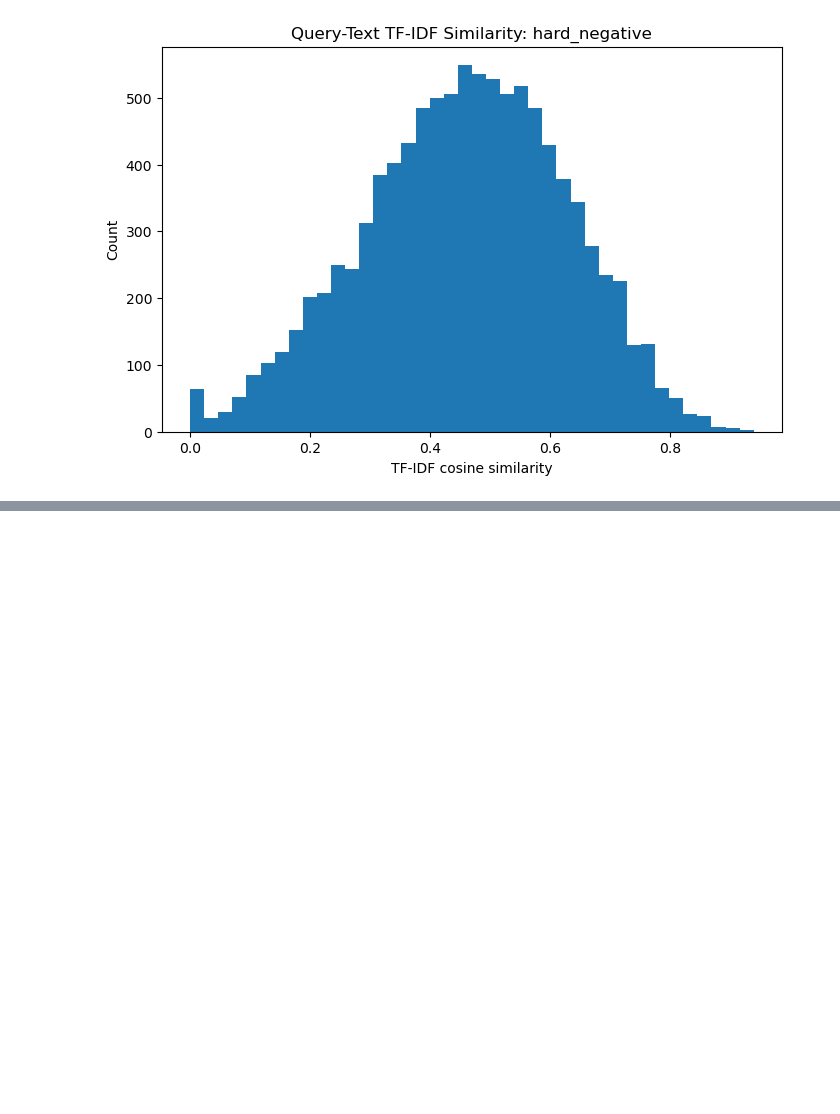
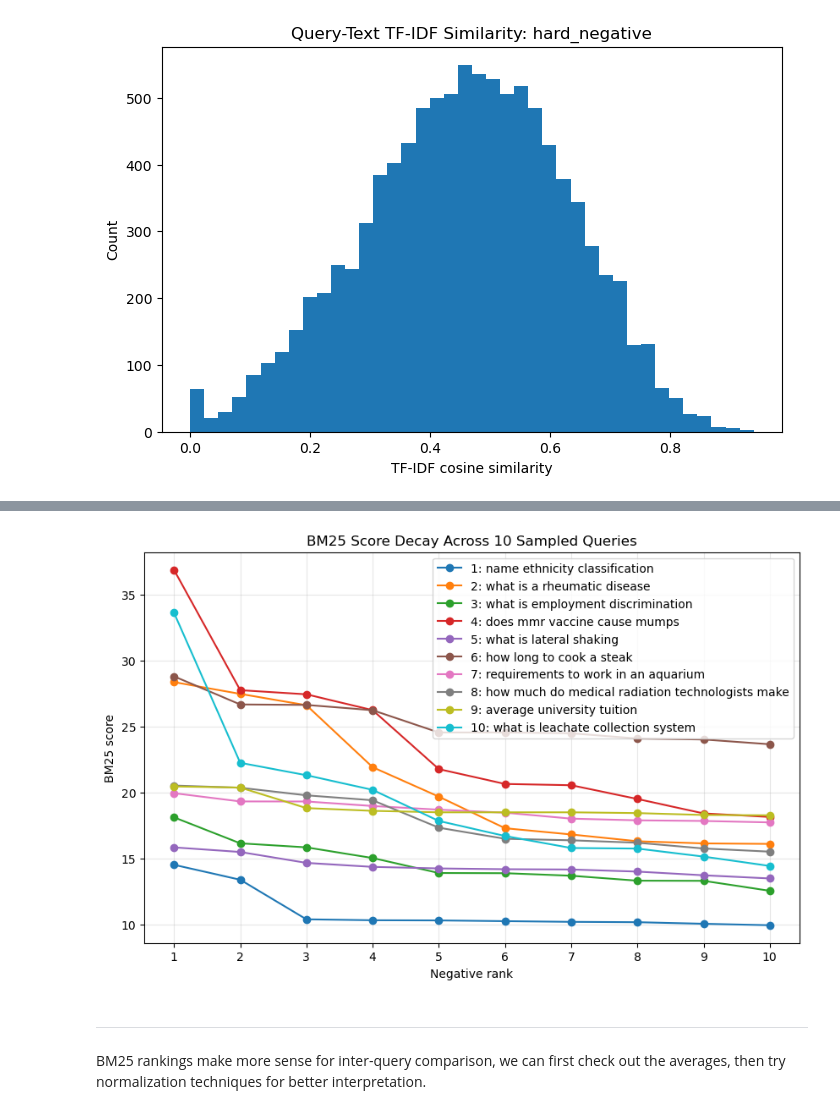
Before and after one commit to Gogotchuri/Neural-Search-Engine, a Jupyter notebook: notebooks/data_analysis.ipynb, the cells around one changed output, grey strips where cells are left out. Saved outputs shown, nothing was run; the diff lists cells and outputs as text; code cells hidden in the pictures; blank space fills up the shorter version.

```diff
--- a/notebooks/data_analysis.ipynb
+++ b/notebooks/data_analysis.ipynb
@@ -573,0 +691,4 @@ Some candidates appear to be false negatives: they are not the selected positive
+# %%
+records_2 = [df[i] for i in range(len(df))]
+
+complete_semi_df_2 = pd.DataFrame(records_2)
@@ -573,0 +736,21 @@ Some candidates appear to be false negatives: they are not the selected positive
+# %%
+sample_mined = complete_semi_df.sample(n=10, random_state=SEED)
+
+for i, row in enumerate(sample_mined.itertuples(index=False), start=1):
+    print(f"\n[{i}]")
+    print("QUERY:")
+    print(row.query)
+
+    print("\nPOSITIVE:")
+    print(row.positive_passage[:700])
+
+    print("\nHARD NEGATIVES:")
+    for j, negative in enumerate(row.hard_negatives, start=1):
+        print(f"\n  Negative {j}:")
+        print(negative[:700])
+
+    if hasattr(row, "hard_negative_scores"):
+        print("\nBM25 scores:")
+        print(row.hard_negative_scores)
+
+    print("-" * 120)
@@ -573,0 +775,25 @@ Some candidates appear to be false negatives: they are not the selected positive
+# %%
+sample5 = complete_semi_df.sample(n=10, random_state=SEED)
+
+plt.figure(figsize=(10, 6))
+
+for idx, row in enumerate(sample5.itertuples(index=False), start=1):
+    scores = list(row.hard_negative_scores)
+    ranks = range(1, len(scores) + 1)
+
+    label = row.query[:50] + "..." if len(row.query) > 50 else row.query
+    plt.plot(ranks, scores, marker="o", label=f"{idx}: {label}")
+
+plt.title("BM25 Score Decay Across 10 Sampled Queries")
+plt.xlabel("Negative rank")
+plt.xticks(ranks)
+plt.ylabel("BM25 score")
+plt.legend()
+plt.grid(True, alpha=0.3)
+plt.show()
+# %% [output]
+[figure, added]
+# %% [markdown]
+---
+# %% [markdown]
+BM25 rankings make more sense for inter-query comparison, we can first check out the averages, then try normalization techniques for better interpretation.
```
Also changed, not shown: parts of 32 cells of this notebook, 5 other files.
